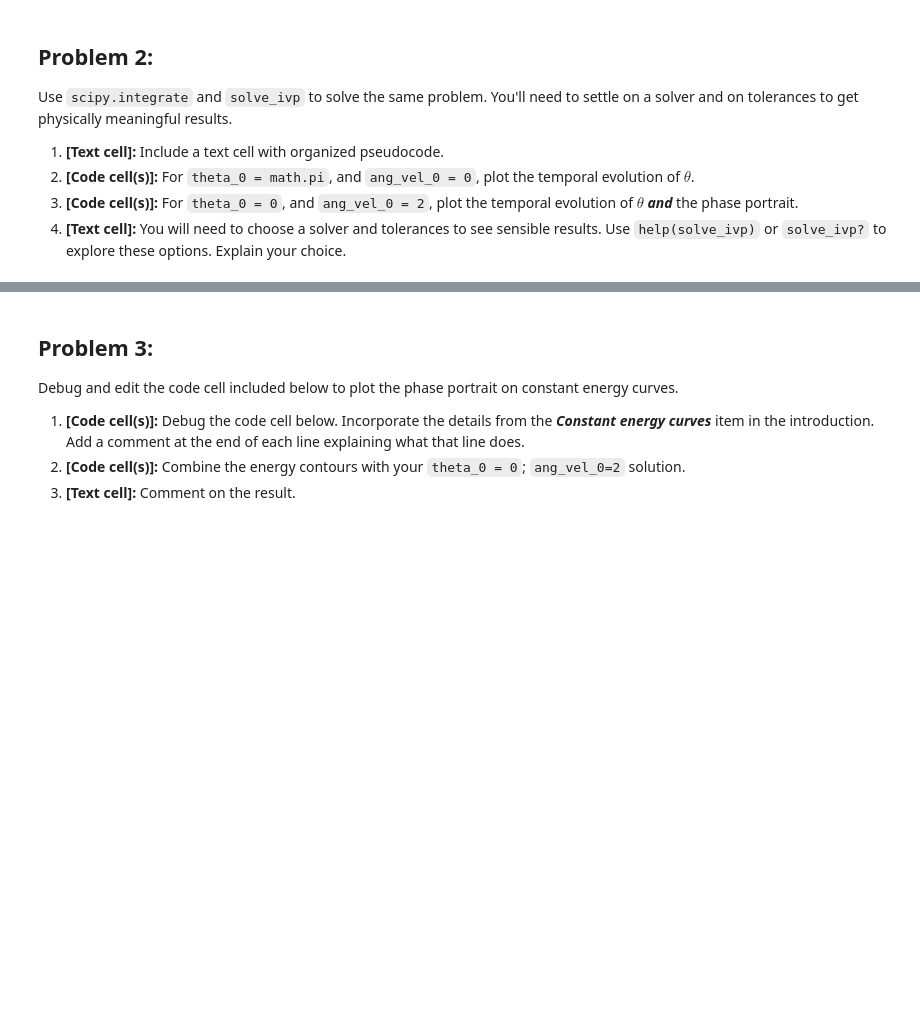
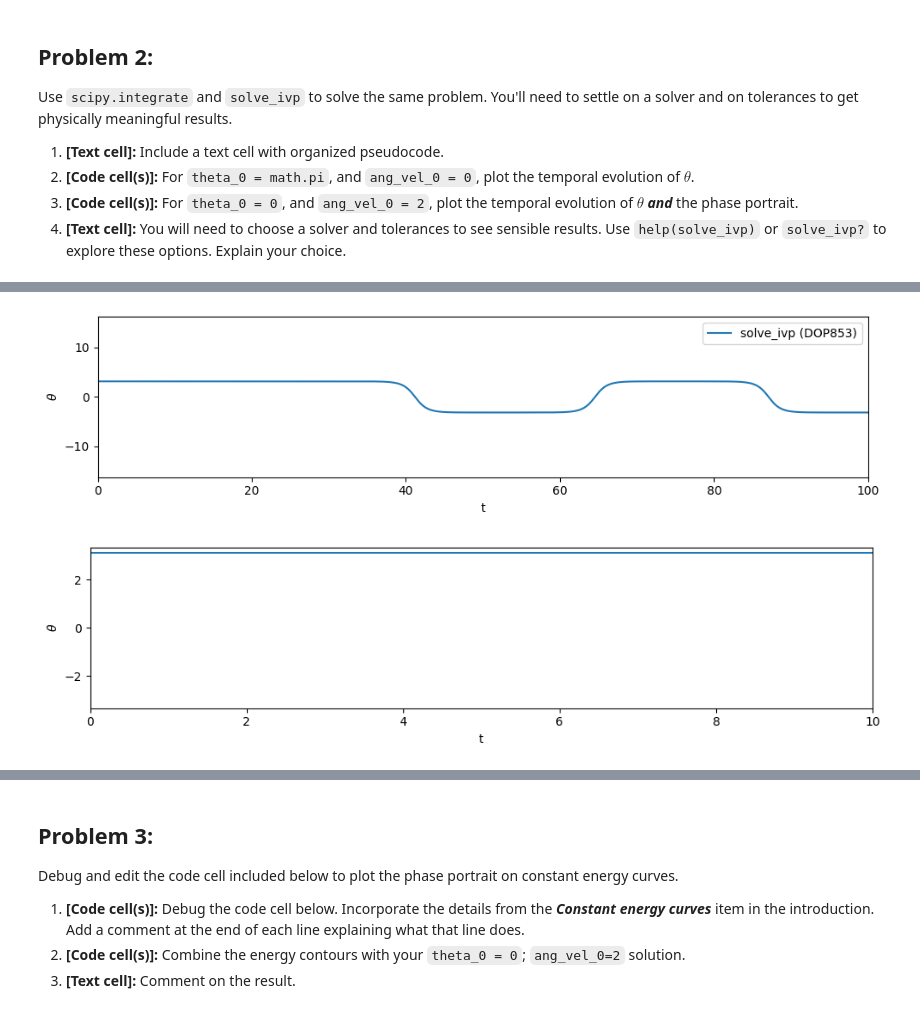
Before and after one commit to IntroComputationalPhysics-UNT/euler-and-solve-ivp-henry8675309, a Jupyter notebook: rigid_pendulum_assignment_v2.ipynb, the cells around one changed output, grey strips where cells are left out. Cells and saved outputs as stored; diff of their text form; code cells hidden in the pictures; blank space fills up the shorter version.

```diff
--- a/rigid_pendulum_assignment_v2.ipynb
+++ b/rigid_pendulum_assignment_v2.ipynb
@@ -52,0 +234,20 @@ Use `scipy.integrate` and `solve_ivp` to solve the same problem. You'll need to
+# %%
+# IC A
+tA, thA, vA = solve_pend(theta_0=math.pi, v_0=0.0,
+                         method="DOP853", rtol=1e-8, atol=1e-10)
+
+# θ(t) — assignment limits
+plt.figure(figsize=(10,2.6))
+plt.plot(tA, thA, label='solve_ivp (DOP853)')
+set_theta_time_axes(); plt.legend(); plt.tight_layout(); plt.show()
+
+# (optional) zoom to see behavior
+plt.figure(figsize=(10,2.6))
+plt.plot(tA, thA)
+plt.xlim([0, 10])
+pad = 0.2
+plt.ylim([thA.min()-pad, thA.max()+pad])
+plt.xlabel('t'); plt.ylabel(r'$\theta$'); plt.tight_layout(); plt.show()
+# %% [output]
+[figure, added]
+[figure, added]
```
Also changed, not shown: parts of 11 cells of this notebook.
